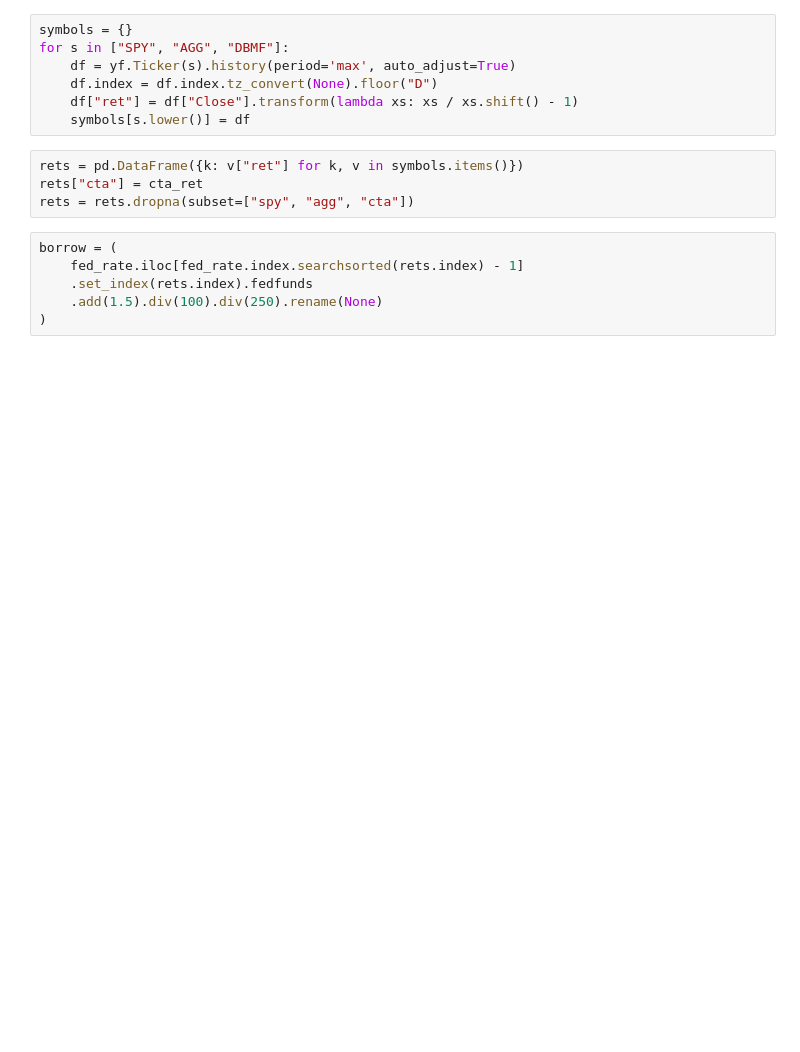
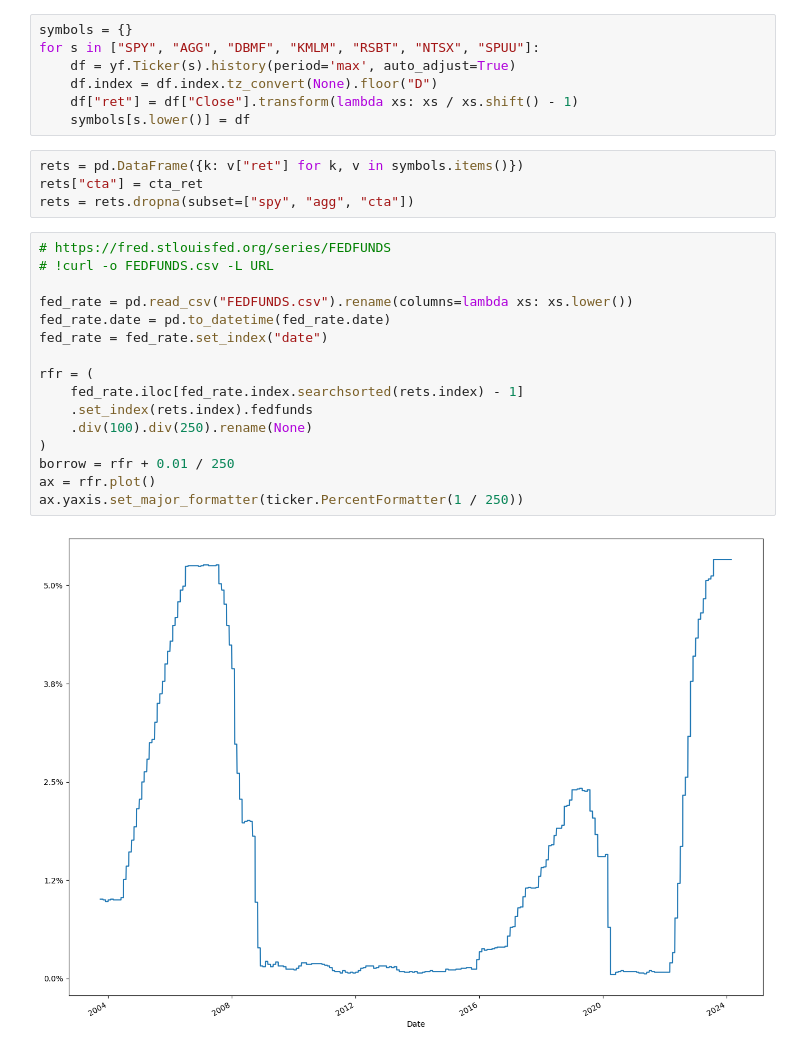
Before and after one commit to chiaolun/market-timing, a Jupyter notebook: Simple Diversification.ipynb, the cells around one changed output. Saved outputs shown, nothing was run; the diff lists cells and outputs as text; blank space fills up the shorter version.

```diff
--- a/Simple Diversification.ipynb
+++ b/Simple Diversification.ipynb
@@ -64,6 +52,6 @@ cta_ret = sg_cta["SG CTA Index"].transform(lambda xs: xs / xs.shift() - 1)
 # %%
 symbols = {}
-for s in ["SPY", "AGG", "DBMF"]:
+for s in ["SPY", "AGG", "DBMF", "KMLM", "RSBT", "NTSX", "SPUU"]:
     df = yf.Ticker(s).history(period='max', auto_adjust=True)
     df.index = df.index.tz_convert(None).floor("D")
     df["ret"] = df["Close"].transform(lambda xs: xs / xs.shift() - 1)
@@ -72,9 +60,21 @@ for s in ["SPY", "AGG", "DBMF"]:
 rets = pd.DataFrame({k: v["ret"] for k, v in symbols.items()})
 rets["cta"] = cta_ret
 rets = rets.dropna(subset=["spy", "agg", "cta"])
-# %%
-borrow = (
-    fed_rate.iloc[fed_rate.index.searchsorted(rets.index) - 1]
-    .set_index(rets.index).fedfunds
-    .add(1.5).div(100).div(250).rename(None)
-)
+# %%
+# https://fred.stlouisfed.org/series/FEDFUNDS
+# !curl -o FEDFUNDS.csv -L URL
+
+fed_rate = pd.read_csv("FEDFUNDS.csv").rename(columns=lambda xs: xs.lower())
+fed_rate.date = pd.to_datetime(fed_rate.date)
+fed_rate = fed_rate.set_index("date")
+
+rfr = (
+    fed_rate.iloc[fed_rate.index.searchsorted(rets.index) - 1]
+    .set_index(rets.index).fedfunds
+    .div(100).div(250).rename(None)
+)
+borrow = rfr + 0.01 / 250
+ax = rfr.plot()
+ax.yaxis.set_major_formatter(ticker.PercentFormatter(1 / 250))
+# %% [output]
+[figure, added]
```
Also changed, not shown: parts of 34 cells of this notebook, 3 other files.
